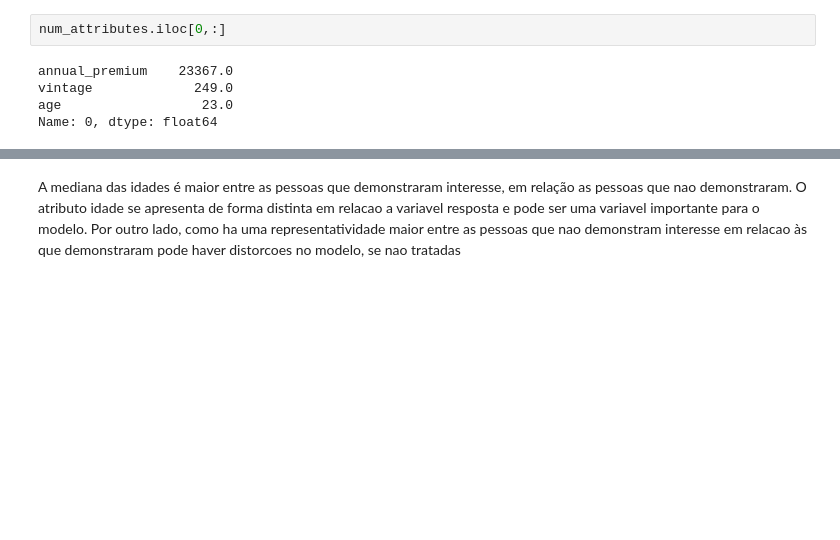
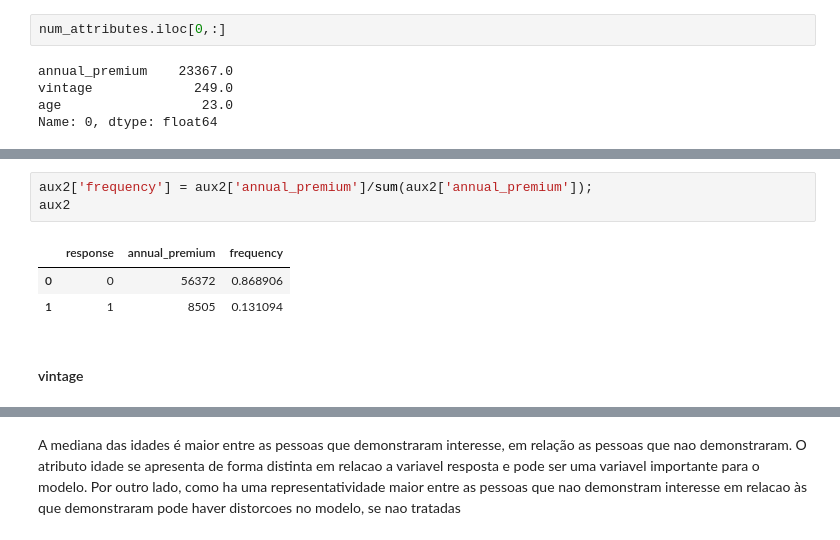
Before and after one commit to danieltodaDS/Health-Insurance-Cross-Sell, a Jupyter notebook: notebooks/1.0_dhrt_health_insurance_cross_sell.ipynb, the cells around one changed output, grey strips where cells are left out. Cells and saved outputs as stored; diff of their text form; blank space fills up the shorter version.

```diff
--- a/notebooks/1.0_dhrt_health_insurance_cross_sell.ipynb
+++ b/notebooks/1.0_dhrt_health_insurance_cross_sell.ipynb
@@ -717,0 +735,9 @@ Uma interpretacao é que clientes que paguem menos pelos premios anuais tenham m
+# %%
+aux2['frequency'] = aux2['annual_premium']/sum(aux2['annual_premium']);
+aux2
+# %% [output]
+|  | response | annual_premium | frequency |
+| 0 | 0 | 56372 | 0.868906 |
+| 1 | 1 | 8505 | 0.131094 |
+# %% [markdown]
+#### vintage
```
Also changed, not shown: parts of 98 cells of this notebook, 3 other files.
